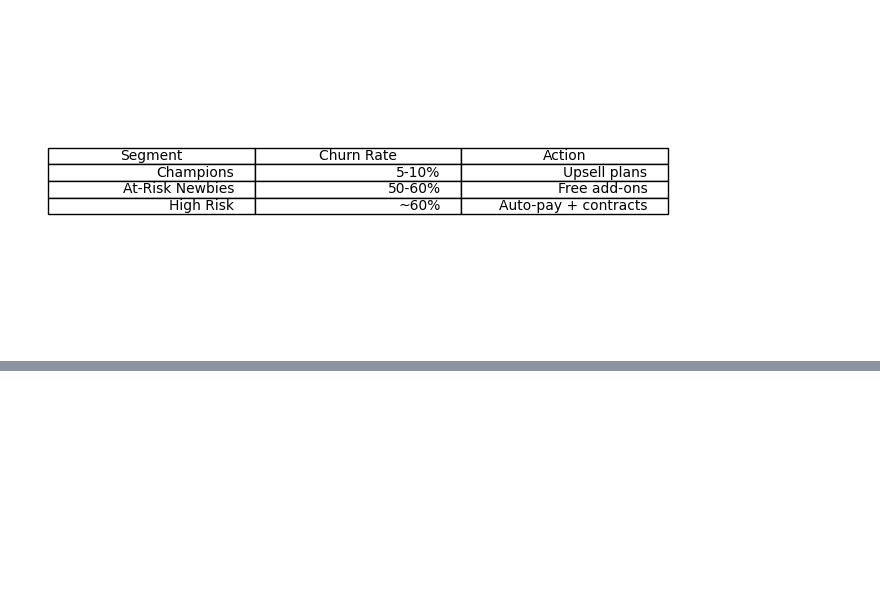
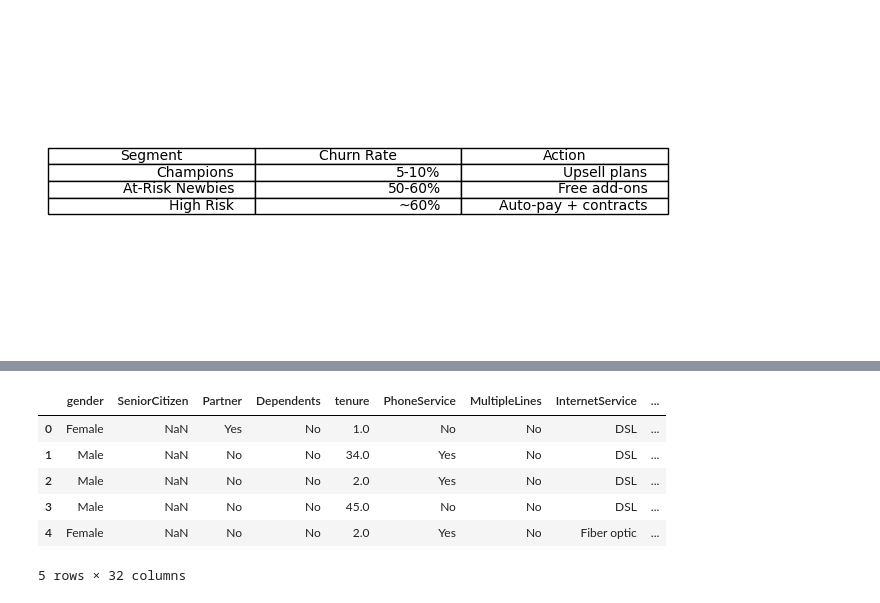
Before and after one commit to rakibakond95/Telco_customer_churn_analysis, a Jupyter notebook: Analyze_data/Customer_segmentation&behavior_analysis.ipynb, the cells around one changed output, grey strips where cells are left out. Saved outputs shown, nothing was run; the diff lists cells and outputs as text; code cells hidden in the pictures; blank space fills up the shorter version.

```diff
--- a/Analyze_data/Customer_segmentation&behavior_analysis.ipynb
+++ b/Analyze_data/Customer_segmentation&behavior_analysis.ipynb
@@ -320,0 +435,10 @@ plt.axis('off'); plt.savefig('../assets/segment_summary.png'); plt.show()
+# %%
+telco.head()
+# %% [output]
+|  | gender | SeniorCitizen | Partner | Dependents | tenure | PhoneService | MultipleLines | InternetService | ... |
+| 0 | Female | NaN | Yes | No | 1.0 | No | No | DSL | ... |
+| 1 | Male | NaN | No | No | 34.0 | Yes | No | DSL | ... |
+| 2 | Male | NaN | No | No | 2.0 | Yes | No | DSL | ... |
+| 3 | Male | NaN | No | No | 45.0 | No | No | DSL | ... |
+| 4 | Female | NaN | No | No | 2.0 | Yes | No | Fiber optic | ... |
+5 rows × 32 columns
```
Also changed, not shown: parts of 7 cells of this notebook, 1 other file.
